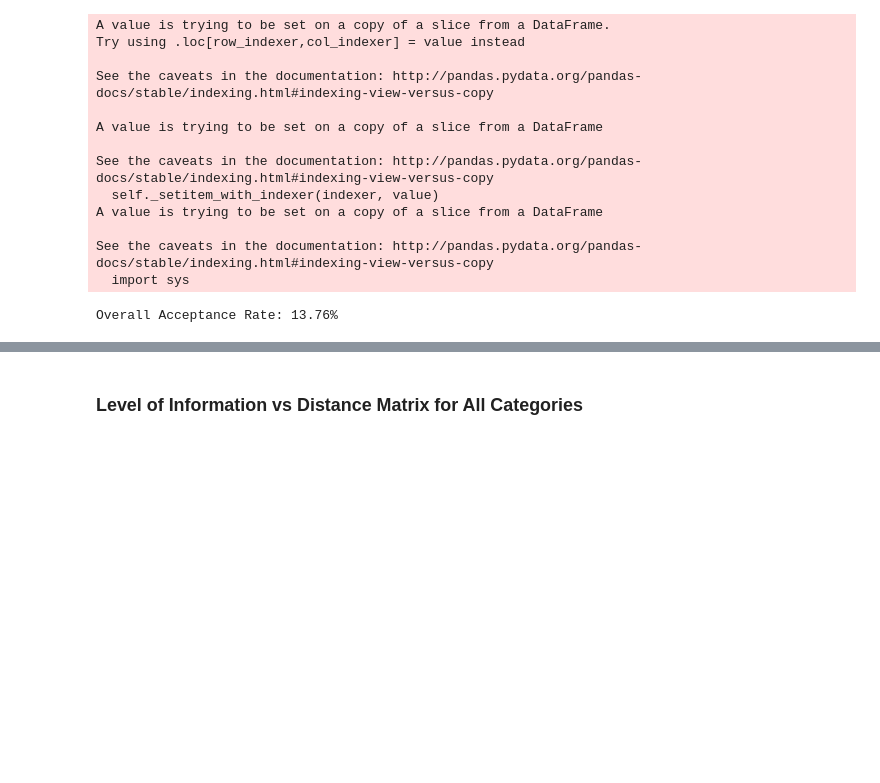
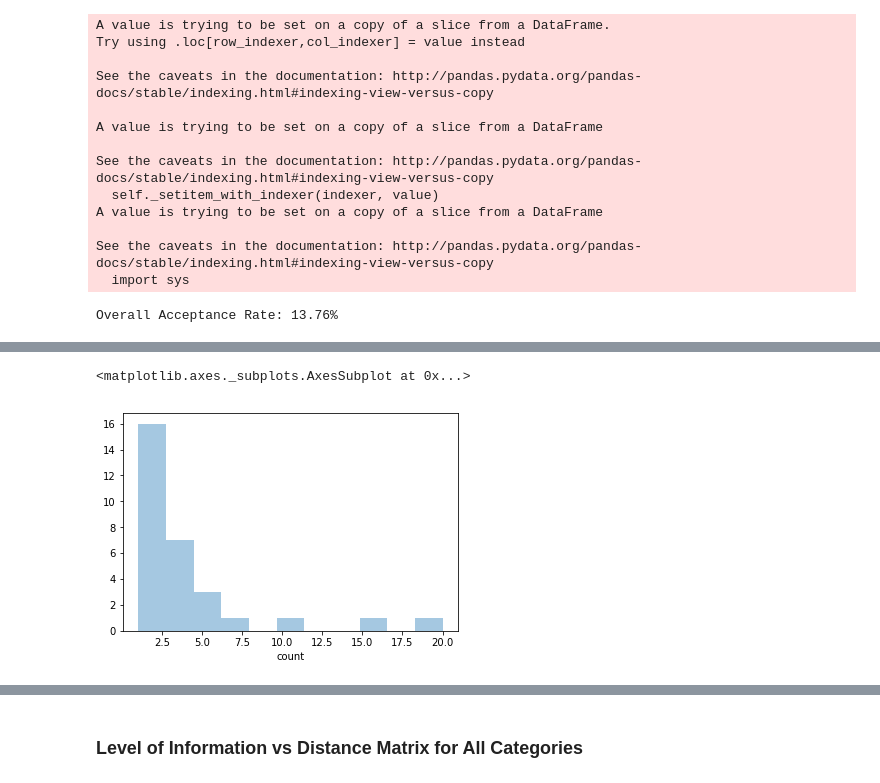
Before and after one commit to NUDelta/les-study-analysis, a Jupyter notebook: expand-exploit-study-analysis.ipynb, the cells around one changed output, grey strips where cells are left out. Saved outputs shown, nothing was run; the diff lists cells and outputs as text; code cells hidden in the pictures; blank space fills up the shorter version.

Commit message:
missed expand notifications by category and user

```diff
--- a/expand-exploit-study-analysis.ipynb
+++ b/expand-exploit-study-analysis.ipynb
@@ -280,0 +288,5 @@ Overall Acceptance Rate: 13.76%
+# %%
+missed_notifications = merged_expand[merged_expand['emaResponse'] == 'missed notification']
+missed_by_user_count = missed_notifications.groupby('vendorId')['emaResponse'].count().reset_index(name='count')
+missed_by_user_count = missed_by_user_count.sort_values('count', ascending=False).reset_index(drop=True)
+missed_by_user_count
@@ -280,0 +311,5 @@ Overall Acceptance Rate: 13.76%
+# %%
+sns.distplot(missed_by_user_count['count'], kde=False)
+# %% [output]
+<matplotlib.axes._subplots.AxesSubplot at 0x...>
+[figure, added]
```
Also changed, not shown: parts of 9 cells of this notebook.
